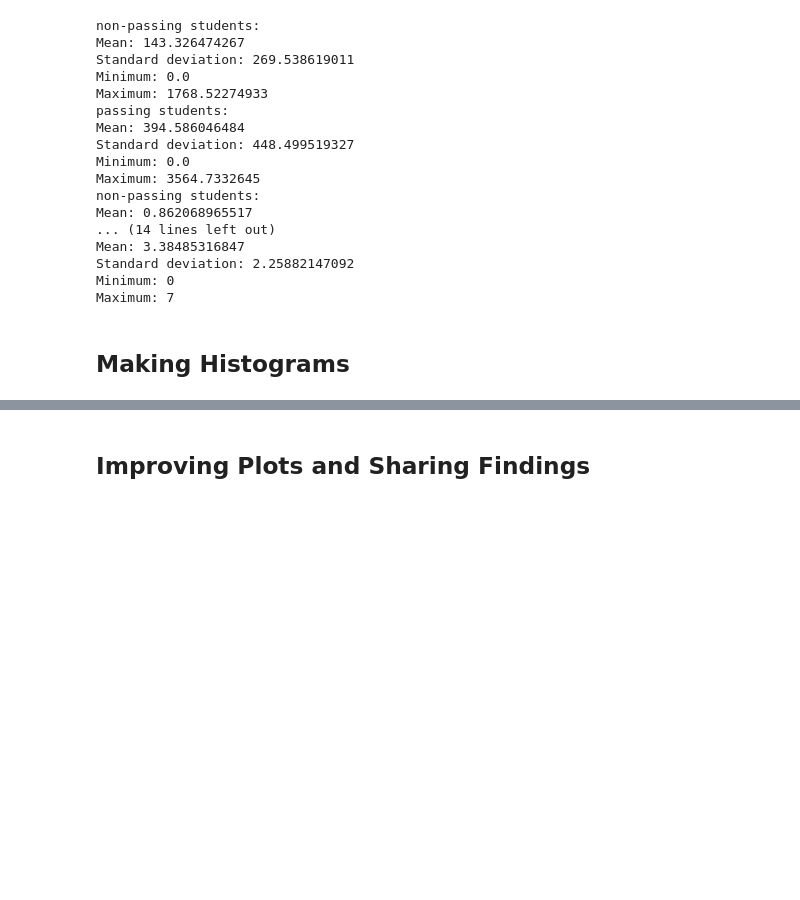
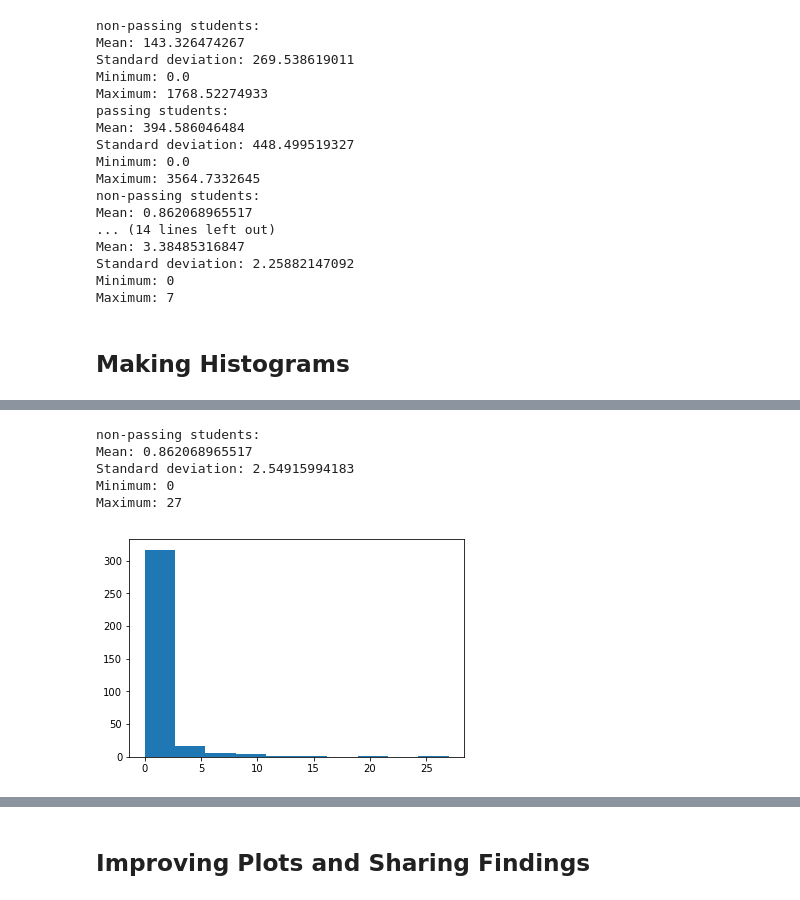
Before and after one commit to yaskyj/investigate-data-set, a Jupyter notebook: L1_Starter_Code.ipynb, the cells around one changed output, grey strips where cells are left out. Cells and saved outputs as stored; diff of their text form; code cells hidden in the pictures; blank space fills up the shorter version.

Commit message:
Complete lesson 3 through question 13

```diff
--- a/L1_Starter_Code.ipynb
+++ b/L1_Starter_Code.ipynb
@@ -520,0 +555,10 @@ Maximum: 7
+# %%
+print 'non-passing students:'
+describe_data(non_passing_lessons.values())
+# %% [output]
+non-passing students:
+Mean: 0.862068965517
+Standard deviation: 2.54915994183
+Minimum: 0
+Maximum: 27
+[figure, added]
```
Also changed, not shown: parts of 6 cells of this notebook.
